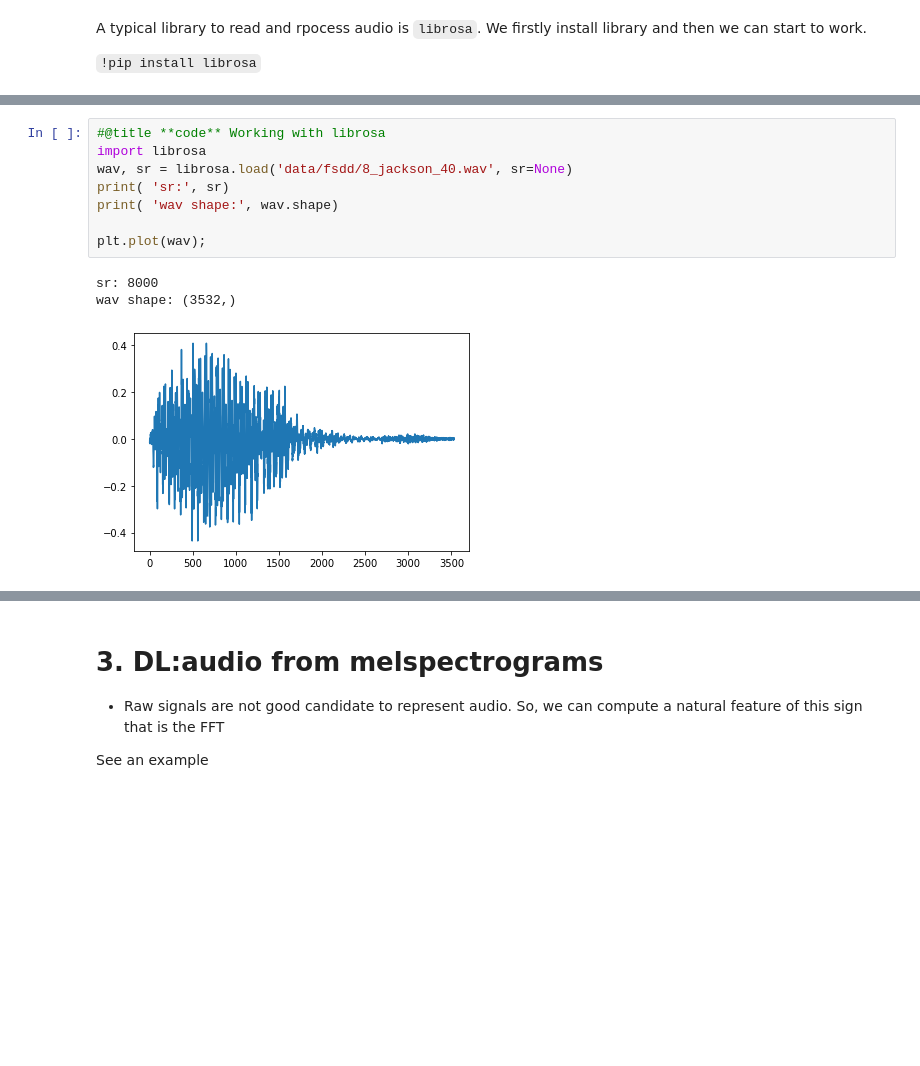
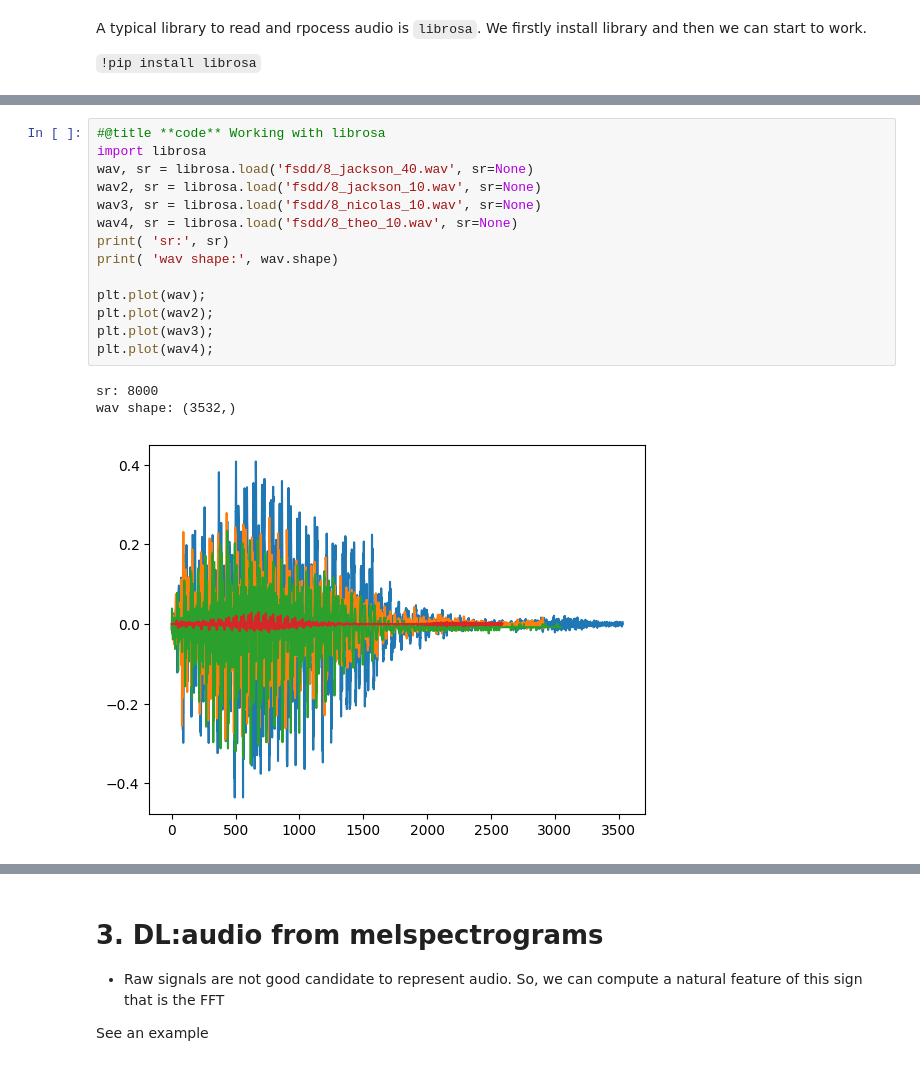
Before and after one commit to Lalo0105/ai-uis-student, a Jupyter notebook: 2. Notebooks/13_std_Notes_DL_application.ipynb, the cells around one changed output, grey strips where cells are left out. Saved outputs shown, nothing was run; the diff lists cells and outputs as text; blank space fills up the shorter version.

```diff
--- a/2. Notebooks/13_std_Notes_DL_application.ipynb
+++ b/2. Notebooks/13_std_Notes_DL_application.ipynb
@@ -137,15 +82,21 @@ ipd.Audio('data/fsdd/'+file_name)
 # %%
 #@title **code** Working with librosa
 import librosa
-wav, sr = librosa.load('data/fsdd/8_jackson_40.wav', sr=None)
+wav, sr = librosa.load('fsdd/8_jackson_40.wav', sr=None)
+wav2, sr = librosa.load('fsdd/8_jackson_10.wav', sr=None)
+wav3, sr = librosa.load('fsdd/8_nicolas_10.wav', sr=None)
+wav4, sr = librosa.load('fsdd/8_theo_10.wav', sr=None)
 print( 'sr:', sr)
 print( 'wav shape:', wav.shape)
 
 plt.plot(wav);
+plt.plot(wav2);
+plt.plot(wav3);
+plt.plot(wav4);
 # %% [output]
 sr: 8000
 wav shape: (3532,)
-[figure, old version]
+[figure, new version]
 # %%
 #@title **code** To see more specific interval of signal
 plt.plot(wav[2000:5000])
```
Also changed, not shown: parts of 35 cells of this notebook, 3 other files.
